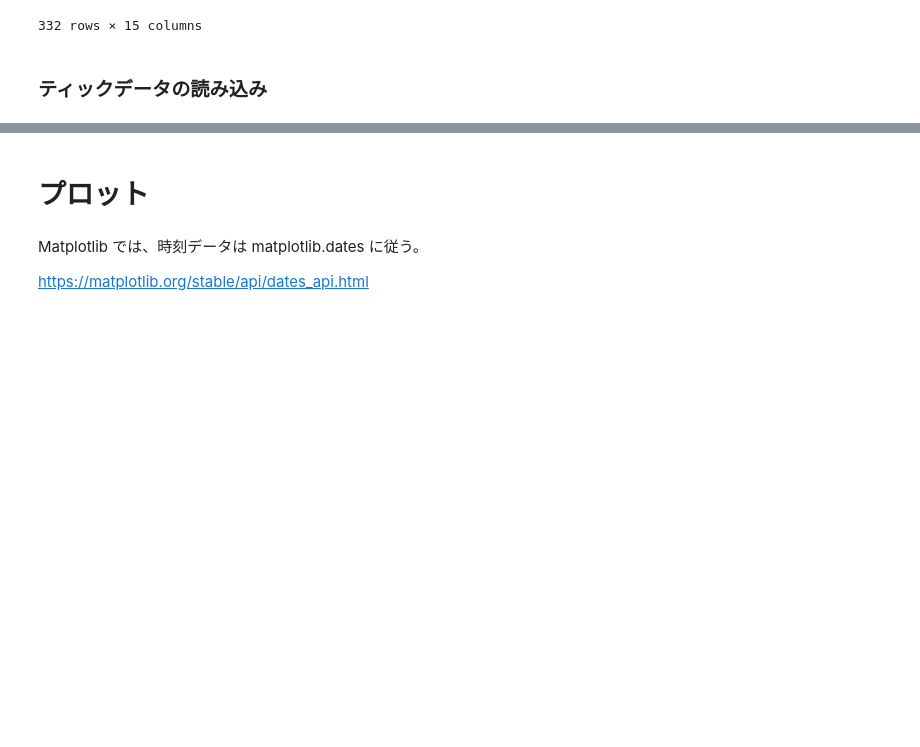
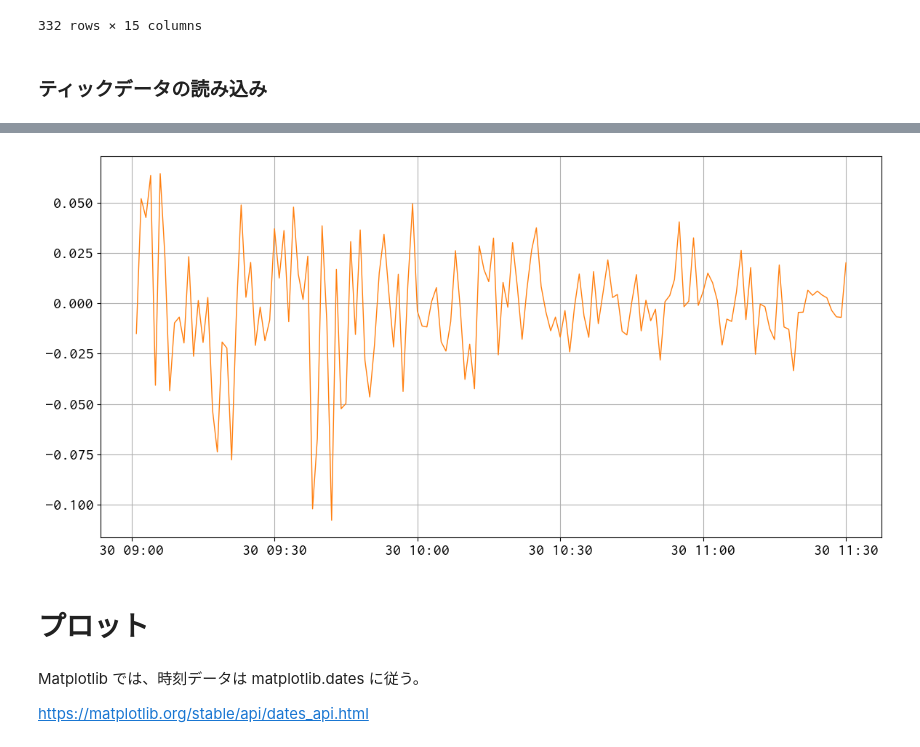
Before and after one commit to bitwalk123/day_trade_simulator, a Jupyter notebook: study_007_psar_obv.ipynb, the cells around one changed output, grey strips where cells are left out. Cells and saved outputs as stored; diff of their text form; code cells hidden in the pictures; blank space fills up the shorter version.

```diff
--- a/study_007_psar_obv.ipynb
+++ b/study_007_psar_obv.ipynb
@@ -66,3 +111,27 @@ df_tick
+# %%
+FONT_PATH = 'fonts/RictyDiminished-Regular.ttf'
+fm.fontManager.addfont(FONT_PATH)
+
+# FontPropertiesオブジェクト生成（名前の取得のため）
+font_prop = fm.FontProperties(fname=FONT_PATH)
+font_prop.get_name()
+
+plt.rcParams['font.family'] = font_prop.get_name()
+plt.rcParams['font.size'] = 16
+
+fig, ax = plt.subplots(figsize=(12, 6))
+
+ax.plot(
+    se_slope,
+    linewidth=1,
+    color='C1',
+)
+ax.grid()
+
+plt.tight_layout()
+plt.show()
+# %% [output]
+[figure, added]
 # %% [markdown]
 # プロット
 # %% [markdown]
```
Also changed, not shown: parts of 7 cells of this notebook, 2 other files.
